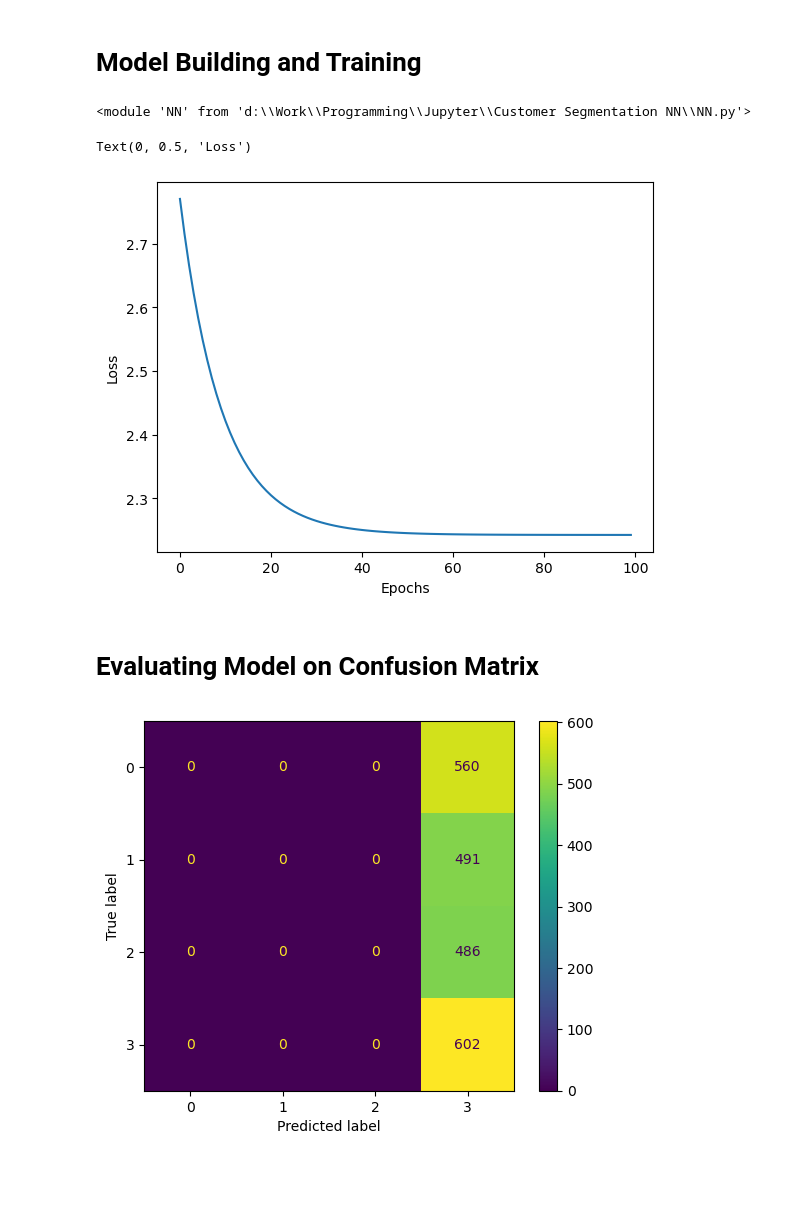
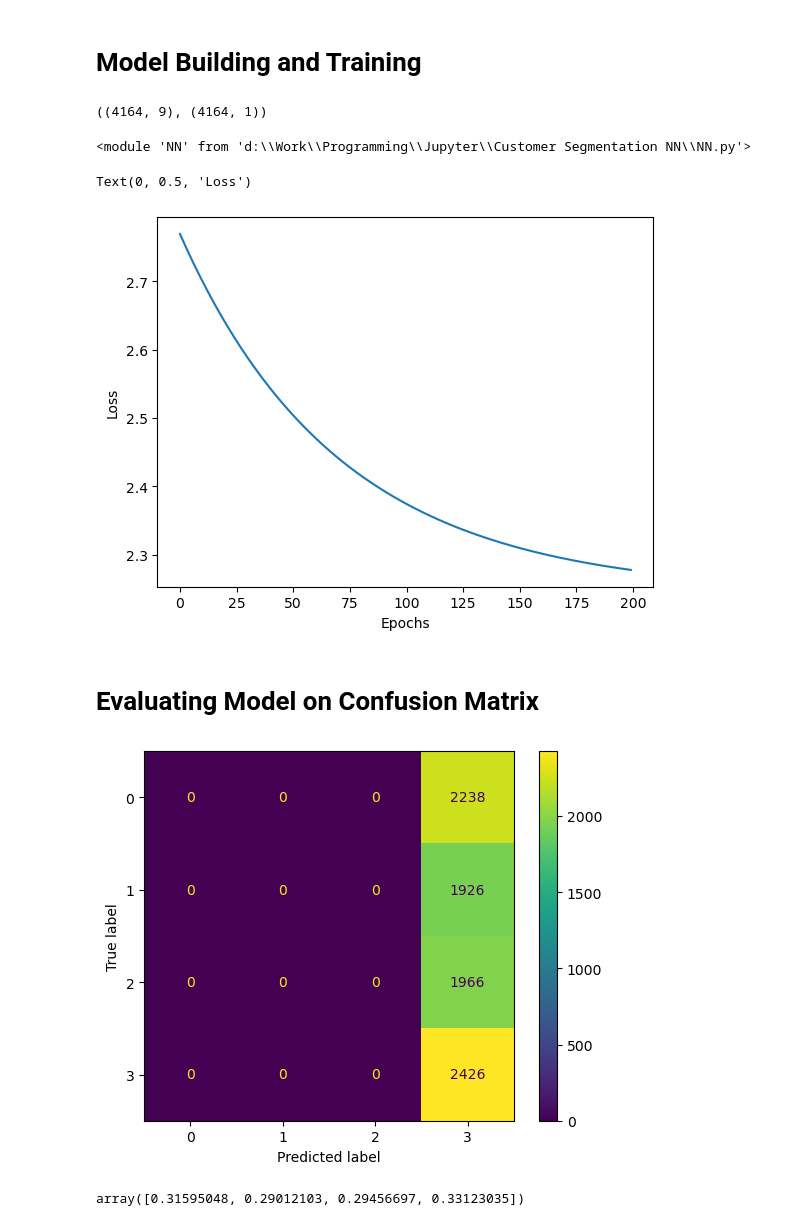
Before and after one commit to AsimWattoo/CustomerSegmentation_NN_Python, a Jupyter notebook: index.ipynb, the cells around one changed output. Drawn from its saved outputs; the diff is of its cells as text; code cells hidden in the pictures; blank space fills up the shorter version.

```diff
--- a/index.ipynb
+++ b/index.ipynb
@@ -85,6 +86,12 @@ Train Size: ((8556, 9), (8556,))
 Test Size: ((2139, 9), (2139,))
 # %% [markdown]
 # Model Building and Training
+# %%
+test_train_X = np.append(train_X[train_y == 0], train_X[train_y == 1], 0)
+test_train_y = np.reshape(np.append(train_y[train_y == 0], train_y[train_y == 1], 0), (-1, 1))
+test_train_X.shape, test_train_y.shape
+# %% [output]
+((4164, 9), (4164, 1))
 # %%
 import NN
 importlib.reload(NN)
@@ -95,13 +102,14 @@ n = features.__len__()
 num_labels = np.unique(data_df[label]).__len__()
 layers = [
     NN.DenseLayer(n, 0, NN.dummy_activation, NN.dummy_activation, is_input = True, is_output = False),
-    NN.DenseLayer(10, n, NN.sigmoid, NN.sigmoid_prime),
-    NN.DenseLayer(10, 10, NN.sigmoid, NN.sigmoid_prime),
-    NN.DenseLayer(num_labels, 10, NN.sigmoid, NN.sigmoid_prime, is_input = False, is_output = True)
+    NN.DenseLayer(8, n, NN.sigmoid, NN.sigmoid_prime),
+    NN.DenseLayer(16, 8, NN.sigmoid, NN.sigmoid_prime),
+    NN.DenseLayer(8, 16, NN.sigmoid, NN.sigmoid_prime),
+    NN.DenseLayer(num_labels, 8, NN.sigmoid, NN.sigmoid_prime, is_input = False, is_output = True)
 ]
-learning_rate = 0.09
+learning_rate = 0.01
 lamda = 0.01
-epochs = 100
+epochs = 200
 # %%
 history = NN.train(layers,
     train_X,
@@ -130,15 +138,20 @@ plt.xlabel("Epochs")
 plt.ylabel("Loss")
 # %% [output]
 Text(0, 0.5, 'Loss')
-[figure, old version]
+[figure, new version]
 # %% [markdown]
 # Evaluating Model on Confusion Matrix
 # %%
-predictions = np.argmax(NN.forward_propagate(layers, test_X), 1)
-actual = test_y
+raw_predictions = NN.forward_propagate(layers, train_X)
+predictions = np.argmax(raw_predictions, 1)
+actual = train_y
 confusion_matrix = metrics.confusion_matrix(actual, predictions)
 cm_display = metrics.ConfusionMatrixDisplay(confusion_matrix = confusion_matrix)
 cm_display.plot()
 plt.show()
 # %% [output]
-[figure, old version]
+[figure, new version]
+# %%
+raw_predictions[50]
+# %% [output]
+array([0.31595048, 0.29012103, 0.29456697, 0.33123035])
```
Also changed, not shown: parts of 4 cells of this notebook, 1 other file.
